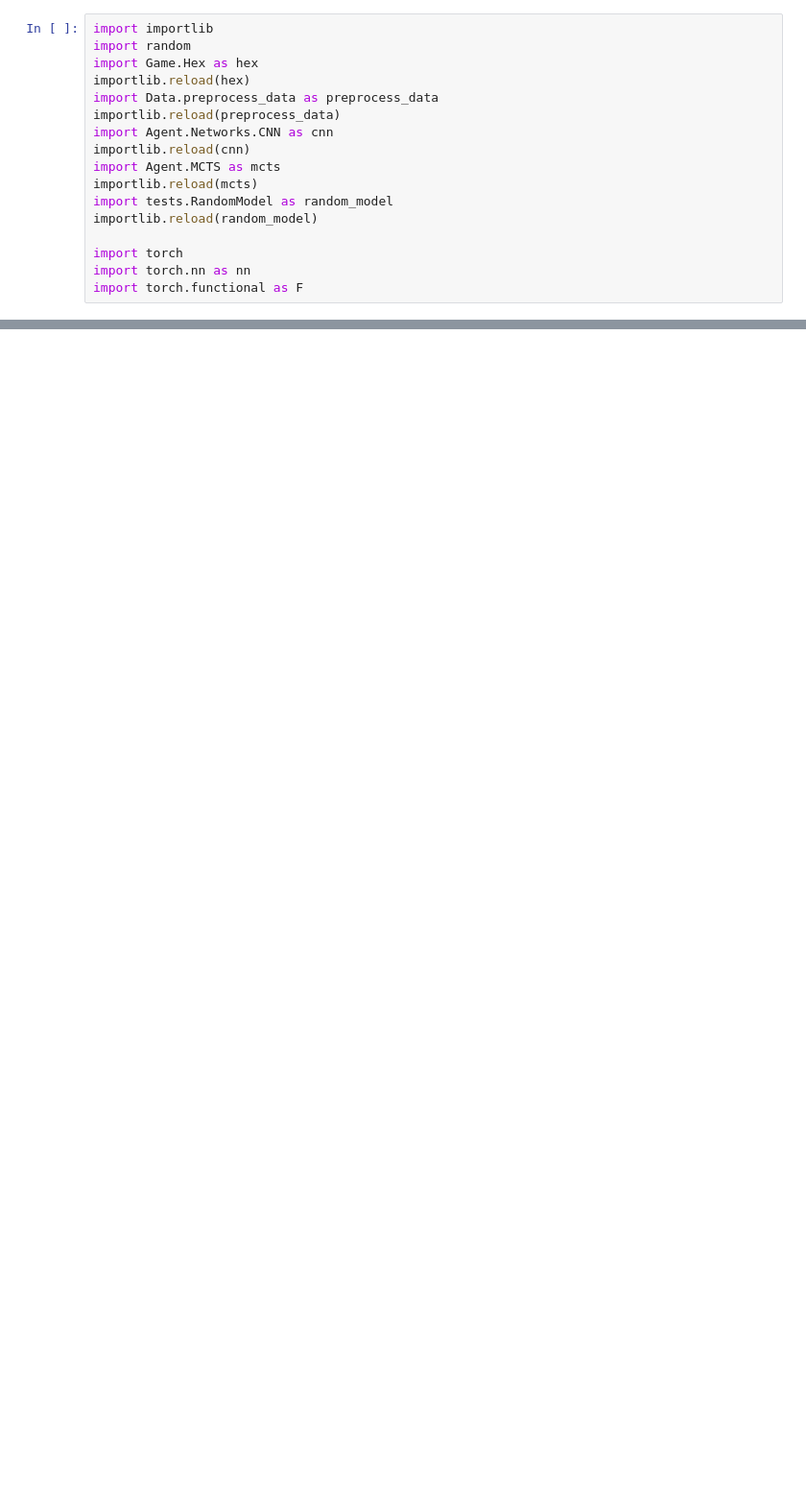
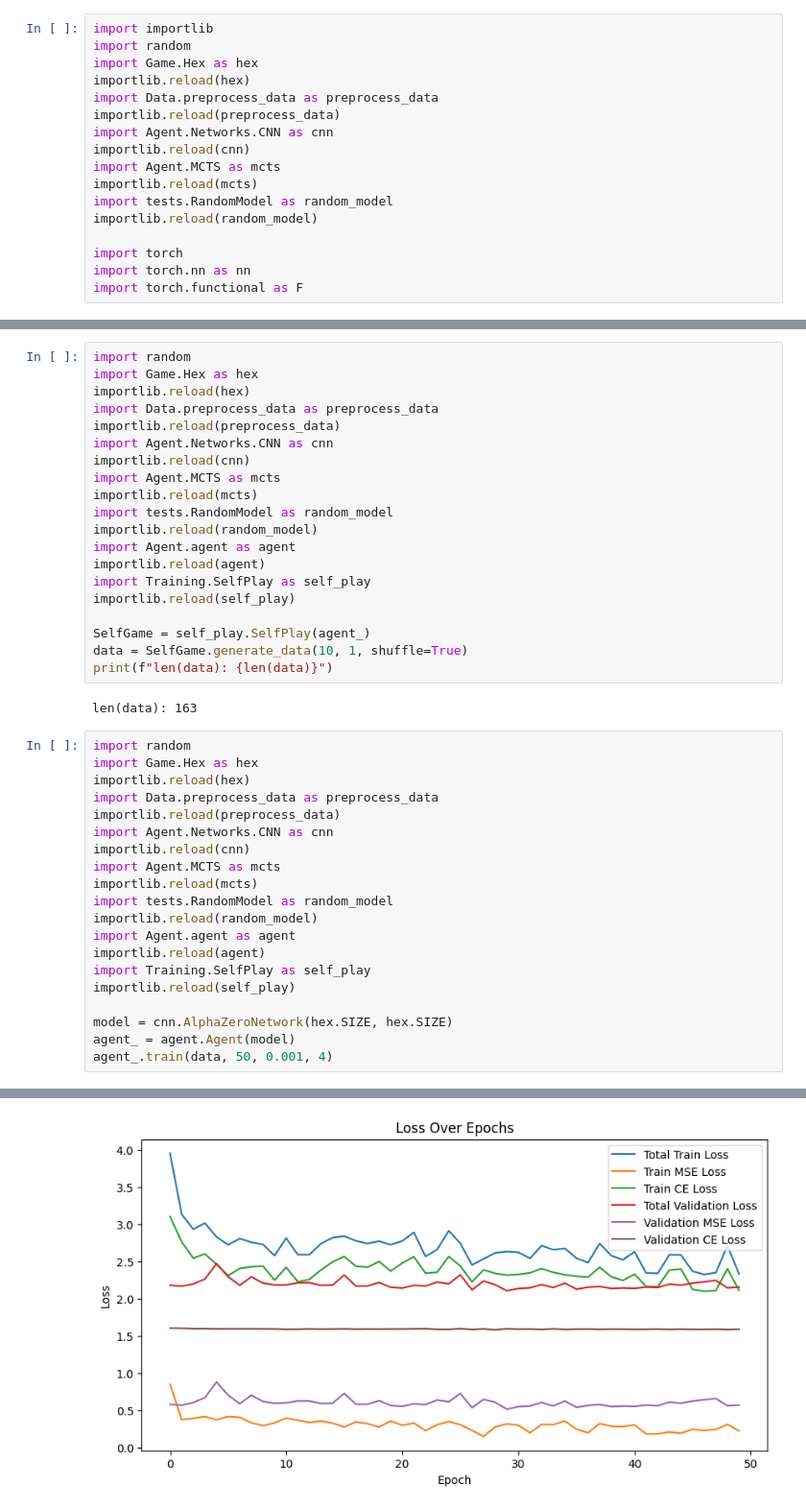
Before and after one commit to paulkroe/HexSolver, a Jupyter notebook: demo.ipynb, the cells around one changed output, grey strips where cells are left out. Shown at 96% size. Drawn from its saved outputs; the diff is of its cells as text; blank space fills up the shorter version.

```diff
--- a/demo.ipynb
+++ b/demo.ipynb
@@ -168,0 +227,43 @@ o x x o
+# %%
+import random
+import Game.Hex as hex
+importlib.reload(hex)
+import Data.preprocess_data as preprocess_data
+importlib.reload(preprocess_data)
+import Agent.Networks.CNN as cnn
+importlib.reload(cnn)
+import Agent.MCTS as mcts
+importlib.reload(mcts)
+import tests.RandomModel as random_model
+importlib.reload(random_model)
+import Agent.agent as agent
+importlib.reload(agent)
+import Training.SelfPlay as self_play
+importlib.reload(self_play)
+
+SelfGame = self_play.SelfPlay(agent_)
+data = SelfGame.generate_data(10, 1, shuffle=True)
+print(f"len(data): {len(data)}")
+# %% [output]
+len(data): 163
+# %%
+import random
+import Game.Hex as hex
+importlib.reload(hex)
+import Data.preprocess_data as preprocess_data
+importlib.reload(preprocess_data)
+import Agent.Networks.CNN as cnn
+importlib.reload(cnn)
+import Agent.MCTS as mcts
+importlib.reload(mcts)
+import tests.RandomModel as random_model
+importlib.reload(random_model)
+import Agent.agent as agent
+importlib.reload(agent)
+import Training.SelfPlay as self_play
+importlib.reload(self_play)
+
+model = cnn.AlphaZeroNetwork(hex.SIZE, hex.SIZE)
+agent_ = agent.Agent(model)
+agent_.train(data, 50, 0.001, 4)
+# %% [output]
@@ -168,0 +287 @@ o x x o
+[figure, added]
```
Also changed, not shown: parts of 10 cells of this notebook, 8 other files.
